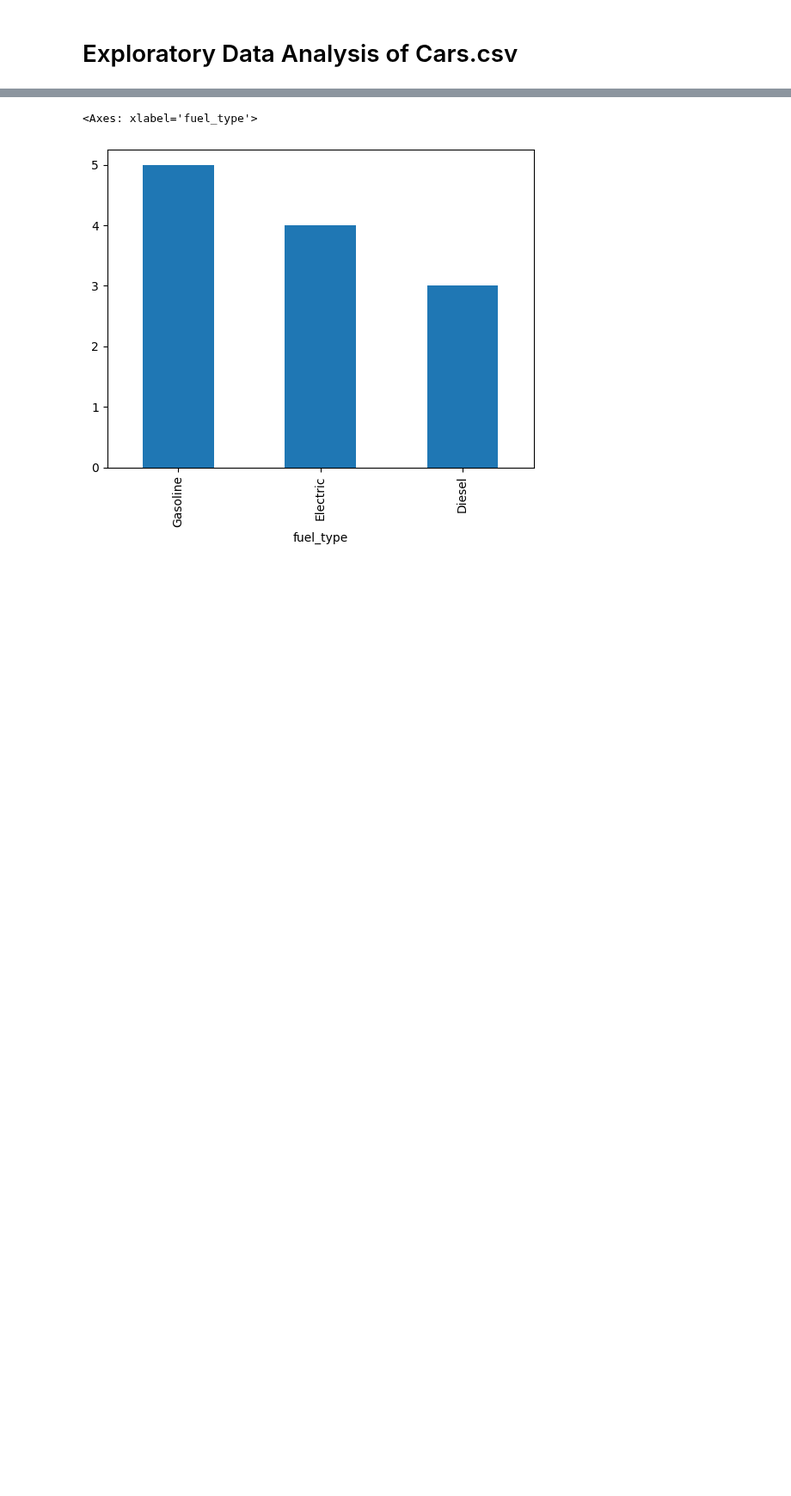
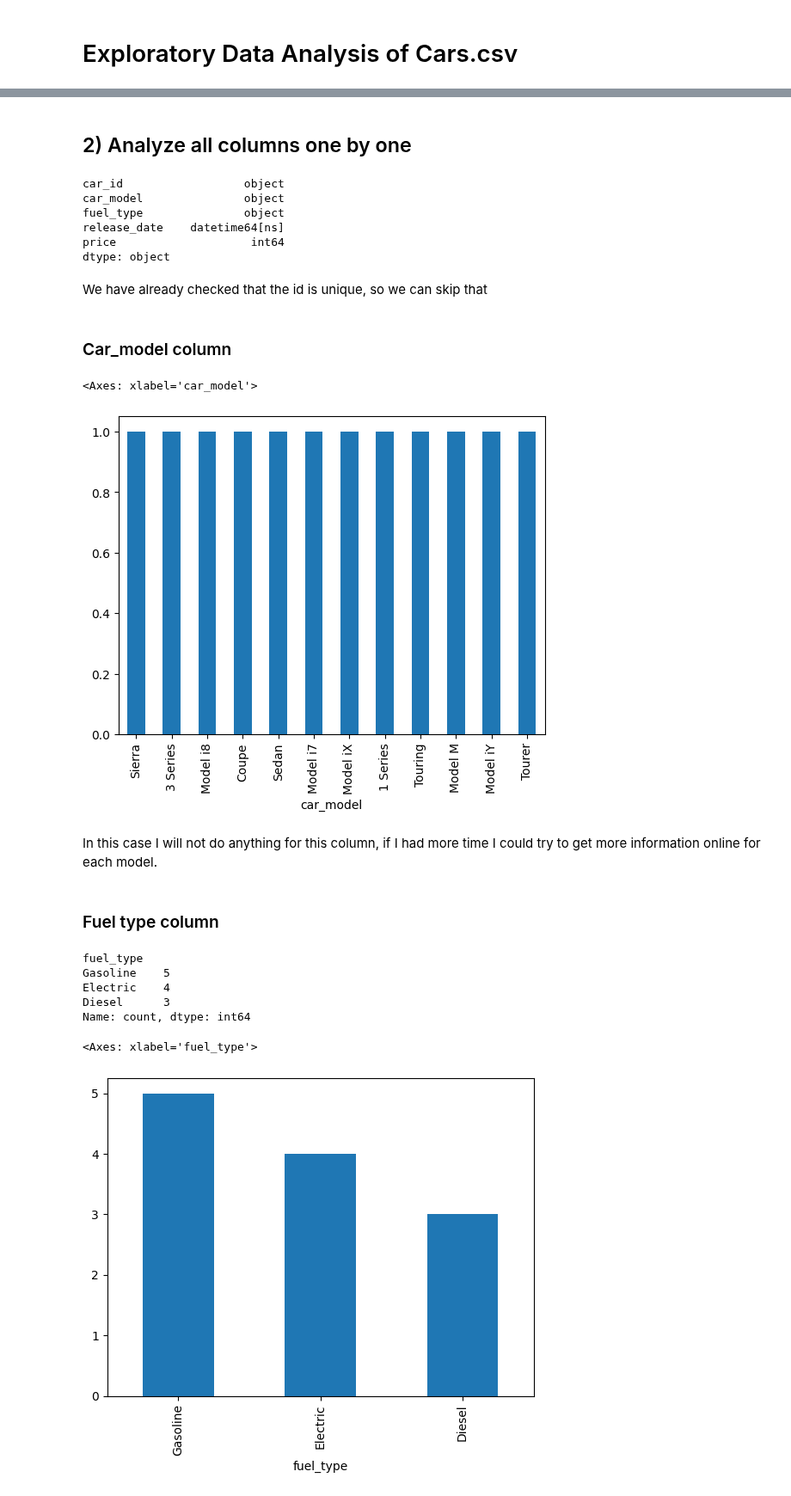
Before and after one commit to glag2/glag2-Internship-Case-2024-DEC, a Jupyter notebook: [STEP 2.1] Cars EDA.ipynb, the cells around one changed output, grey strips where cells are left out. Shown at 86% size. Saved outputs shown, nothing was run; the diff lists cells and outputs as text; code cells hidden in the pictures; blank space fills up the shorter version.

```diff
--- a/[STEP 2.1] Cars EDA.ipynb
+++ b/[STEP 2.1] Cars EDA.ipynb
@@ -10,4 +14,38 @@ cars = pd.read_csv('Cleaned_Data/cars.csv')
 cars['release_date'] = pd.to_datetime(cars['release_date'])
+# %% [markdown]
+## 2) Analyze all columns one by one
+# %%
+# list the columns
+cars.dtypes
+# %% [output]
+car_id                  object
+car_model               object
+fuel_type               object
+release_date    datetime64[ns]
+price                    int64
+dtype: object
+# %% [markdown]
+We have already checked that the id is unique, so we can skip that
+# %% [markdown]
+### Car_model column
+# %%
+cars["car_model"].value_counts().plot(kind='bar')
+# %% [output]
+<Axes: xlabel='car_model'>
+[figure, added]
+# %% [markdown]
+In this case I will not do anything for this column, if I had more time I could try to get more information online for each model.
+# %% [markdown]
+### Fuel type column
+# %%
+# unique values of the column
+cars['fuel_type'].value_counts()
+# %% [output]
+fuel_type
+Gasoline    5
+Electric    4
+Diesel      3
+Name: count, dtype: int64
 # %%
 # plot the fuel_type distribution
 cars['fuel_type'].value_counts().plot(kind='bar')
```
Also changed, not shown: parts of 14 cells of this notebook, 7 other files.
